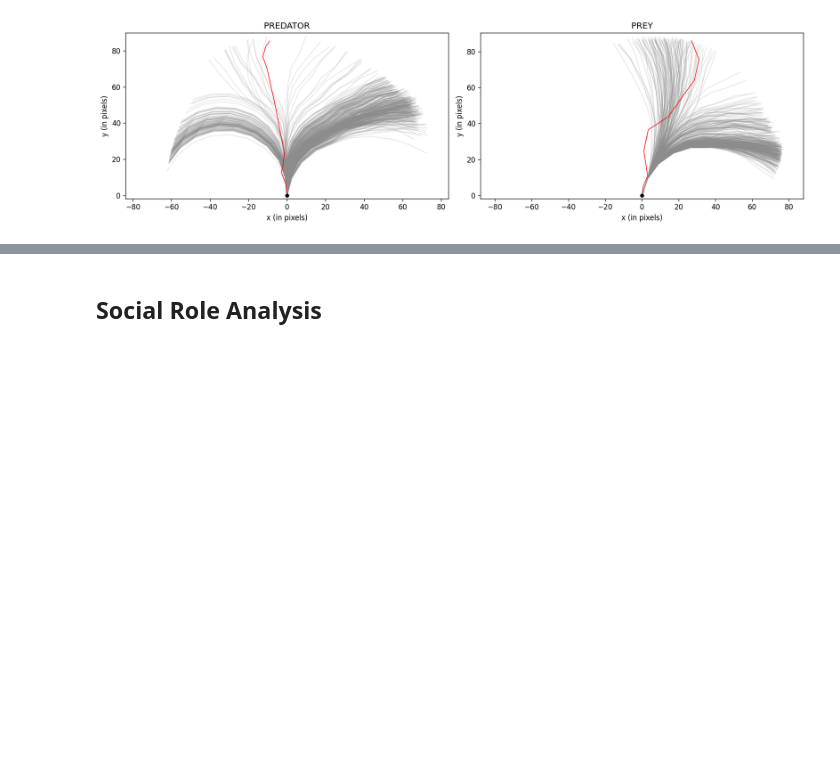
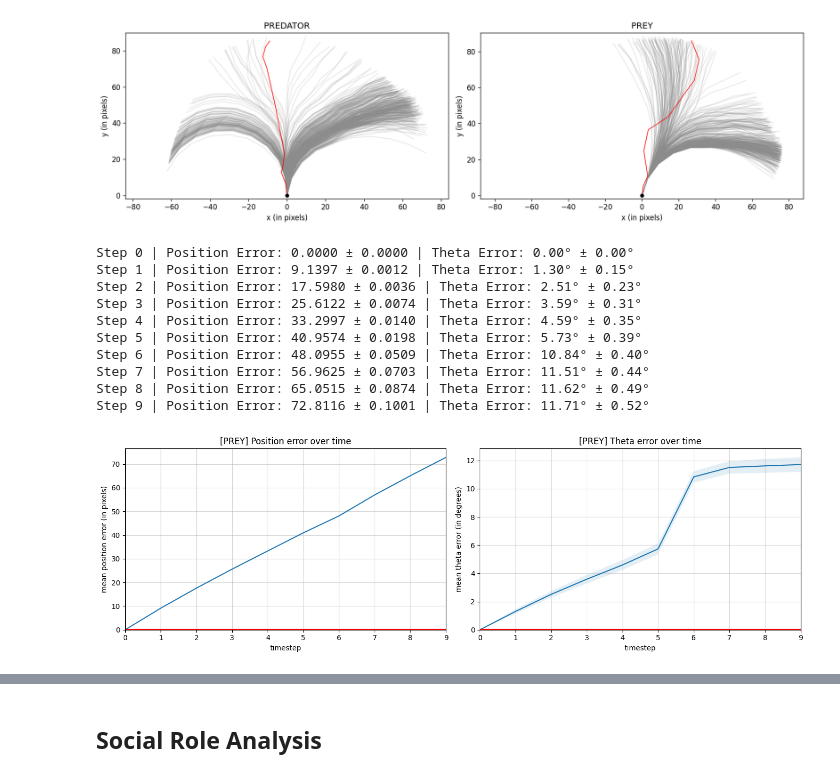
Before and after one commit to wirthy21/Master-Thesis, a Jupyter notebook: notebooks/3. Experiments.ipynb, the cells around one changed output, grey strips where cells are left out. Cells and saved outputs as stored; diff of their text form; code cells hidden in the pictures; blank space fills up the shorter version.

Commit message:
random policy expertiments

```diff
--- a/notebooks/3. Experiments.ipynb
+++ b/notebooks/3. Experiments.ipynb
@@ -231,3 +208,18 @@ plt.tight_layout()
 plt.show()
 # %% [output]
 [figure]
+# %%
+# compute trajectory offsets using random policies for comparison
+random_prey_positions = trajectory_offsets(random_pred_policy, random_prey_policy, init_pool, mc_samples=500, clip_idx=1, role="prey")
+# %% [output]
+Step 0 | Position Error: 0.0000 ± 0.0000 | Theta Error: 0.00° ± 0.00°
+Step 1 | Position Error: 9.1397 ± 0.0012 | Theta Error: 1.30° ± 0.15°
+Step 2 | Position Error: 17.5980 ± 0.0036 | Theta Error: 2.51° ± 0.23°
+Step 3 | Position Error: 25.6122 ± 0.0074 | Theta Error: 3.59° ± 0.31°
+Step 4 | Position Error: 33.2997 ± 0.0140 | Theta Error: 4.59° ± 0.35°
+Step 5 | Position Error: 40.9574 ± 0.0198 | Theta Error: 5.73° ± 0.39°
+Step 6 | Position Error: 48.0955 ± 0.0509 | Theta Error: 10.84° ± 0.40°
+Step 7 | Position Error: 56.9625 ± 0.0703 | Theta Error: 11.51° ± 0.44°
+Step 8 | Position Error: 65.0515 ± 0.0874 | Theta Error: 11.62° ± 0.49°
+Step 9 | Position Error: 72.8116 ± 0.1001 | Theta Error: 11.71° ± 0.52°
+[figure, added]
```
Also changed, not shown: parts of 5 cells of this notebook.
